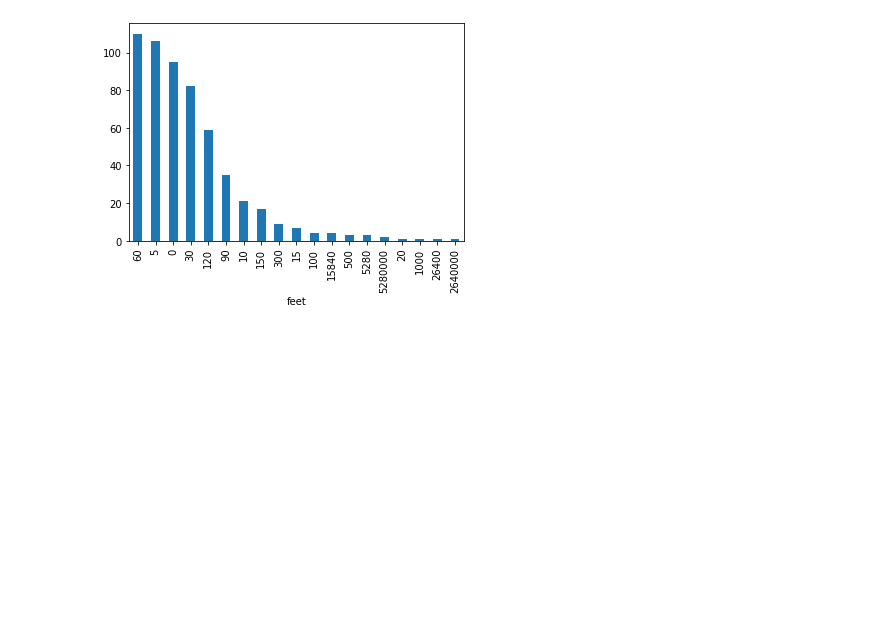
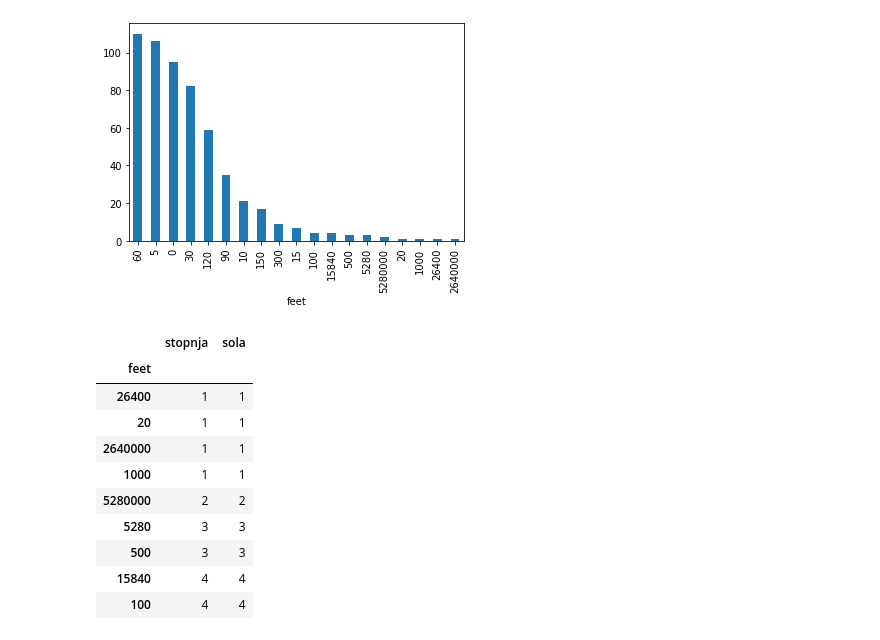
Before and after one commit to vercekpeterdamian/prog1-uroki_dnd, a Jupyter notebook: analiza.ipynb, the cells around one changed output. Cells and saved outputs as stored; diff of their text form; code cells hidden in the pictures; blank space fills up the shorter version.

```diff
--- a/analiza.ipynb
+++ b/analiza.ipynb
@@ -461,3 +461,18 @@ uroki_doseg.groupby('feet').size().sort_values(ascending=False).plot.bar()
 # %% [output]
 <AxesSubplot:xlabel='feet'>
 [figure]
+# %%
+za_izlocit = uroki_doseg.groupby('feet').count().sort_values(by='sola').head(9)
+za_izlocit
+# %% [output]
+|  | stopnja | sola |
+| feet |  |  |
+| 26400 | 1 | 1 |
+| 20 | 1 | 1 |
+| 2640000 | 1 | 1 |
+| 1000 | 1 | 1 |
+| 5280000 | 2 | 2 |
+| 5280 | 3 | 3 |
+| 500 | 3 | 3 |
+| 15840 | 4 | 4 |
+| 100 | 4 | 4 |
```
Also changed, not shown: parts of 6 cells of this notebook.
